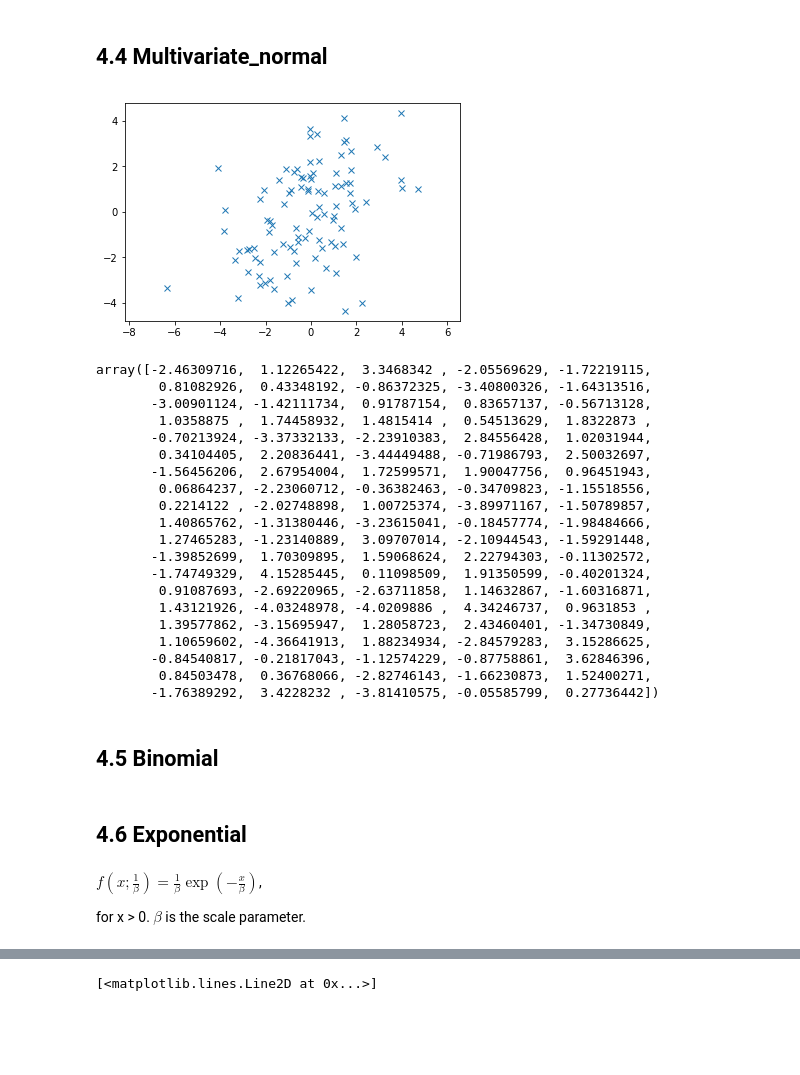
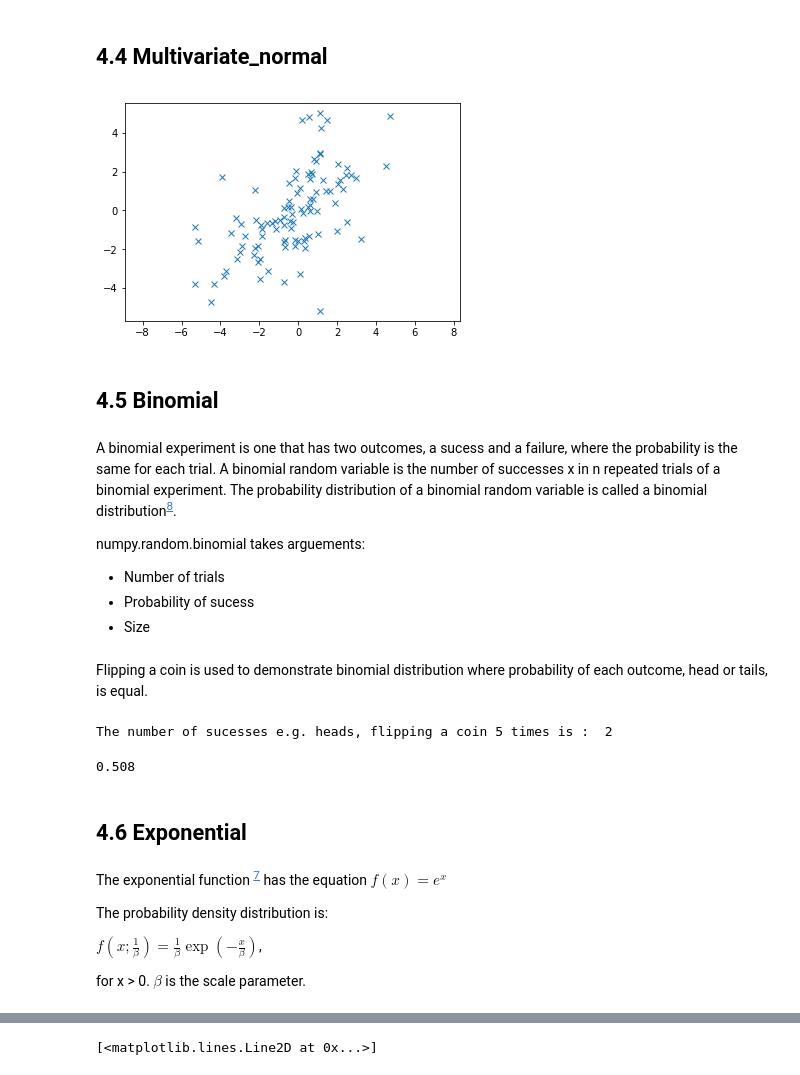
Before and after one commit to healyshane/programming_for_data_analysis-practical_assignment, a Jupyter notebook: Programming for Data Analysis_Assignment.ipynb, the cells around one changed output, grey strips where cells are left out. Drawn from its saved outputs; the diff is of its cells as text; code cells hidden in the pictures; blank space fills up the shorter version.

Commit message:
Details on Binomial distribution added

```diff
--- a/Programming for Data Analysis_Assignment.ipynb
+++ b/Programming for Data Analysis_Assignment.ipynb
@@ -417,35 +417,35 @@ plt.show()
 # %%
 mean = [0, 0]
 cov = [[4,2], [2,4]]  # diagonal covariance
 x, y = np.random.multivariate_normal(mean, cov, 100).T
 plt.plot(x, y, 'x')
 plt.axis('equal')
 plt.show()
-
-y
 # %% [output]
-[figure, old version]
+[figure, new version]
-array([-2.46309716,  1.12265422,  3.3468342 , -2.05569629, -1.72219115,
-        0.81082926,  0.43348192, -0.86372325, -3.40800326, -1.64313516,
-       -3.00901124, -1.42111734,  0.91787154,  0.83657137, -0.56713128,
-        1.0358875 ,  1.74458932,  1.4815414 ,  0.54513629,  1.8322873 ,
-       -0.70213924, -3.37332133, -2.23910383,  2.84556428,  1.02031944,
-        0.34104405,  2.20836441, -3.44449488, -0.71986793,  2.50032697,
-       -1.56456206,  2.67954004,  1.72599571,  1.90047756,  0.96451943,
-        0.06864237, -2.23060712, -0.36382463, -0.34709823, -1.15518556,
-        0.2214122 , -2.02748898,  1.00725374, -3.89971167, -1.50789857,
-        1.40865762, -1.31380446, -3.23615041, -0.18457774, -1.98484666,
-        1.27465283, -1.23140889,  3.09707014, -2.10944543, -1.59291448,
-       -1.39852699,  1.70309895,  1.59068624,  2.22794303, -0.11302572,
-       -1.74749329,  4.15285445,  0.11098509,  1.91350599, -0.40201324,
-        0.91087693, -2.69220965, -2.63711858,  1.14632867, -1.60316871,
-        1.43121926, -4.03248978, -4.0209886 ,  4.34246737,  0.9631853 ,
-        1.39577862, -3.15695947,  1.28058723,  2.43460401, -1.34730849,
-        1.10659602, -4.36641913,  1.88234934, -2.84579283,  3.15286625,
-       -0.84540817, -0.21817043, -1.12574229, -0.87758861,  3.62846396,
-        0.84503478,  0.36768066, -2.82746143, -1.66230873,  1.52400271,
-       -1.76389292,  3.4228232 , -3.81410575, -0.05585799,  0.27736442])
 # %% [markdown]
 ## 4.5 Binomial
+# %% [markdown]
+A binomial experiment is one that has two outcomes, a sucess and a failure, where the probability is the same for each trial.
+A binomial random variable is the number of successes x in n repeated trials of a binomial experiment.
+The probability distribution of a binomial random variable is called a binomial distribution<sup>[8](https://stattrek.com/probability-distributions/binomial.aspx)</sup>.
+
+numpy.random.binomial takes arguements:
+* Number of trials
+* Probability of sucess
+* Size
+# %% [markdown]
+Flipping a coin is used to demonstrate binomial distribution where probability of each outcome, head or tails, is equal.
+# %%
+# 5 trials flipping a coin
+PP = np.random.binomial(5, 0.5)
+print("The number of sucesses e.g. heads, flipping a coin 5 times is : ", PP)
+# %% [output]
+The number of sucesses e.g. heads, flipping a coin 5 times is :  2
+# %%
+# Flipping a coin 1000 times
+sum(np.random.binomial(1, 0.5, 1000) == 0)/1000 # one coin flip 1000 times, as expected give a probability of ~0.5
+# %% [output]
+0.508
 # %% [markdown]
 ## 4.6 Exponential
@@ -454,4 +452,8 @@ w
 # %% [markdown]
+The exponential function <sup>[7](https://en.wikipedia.org/wiki/Exponential_function)</sup> has the equation $f(x) = e^{x}$
+
+The probability density distribution is:
+
 $f(x; \frac{1}{\beta}) = \frac{1}{\beta} \exp(-\frac{x}{\beta})$,
 
 for x > 0.  $\beta$ is the scale parameter.
```
Also changed, not shown: parts of 35 cells of this notebook.
